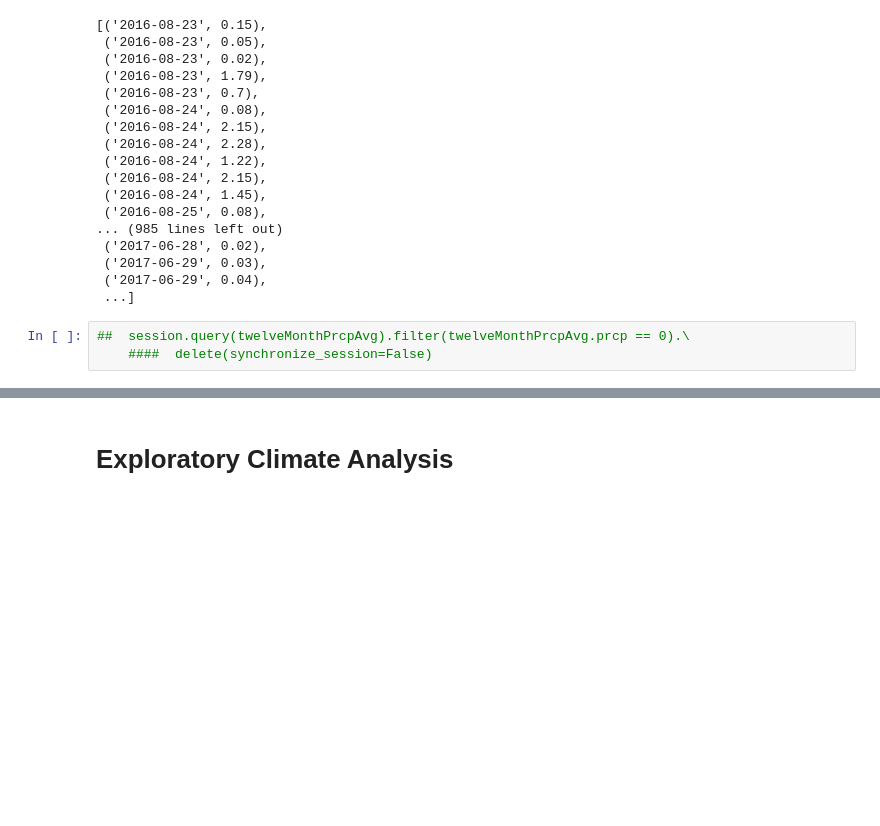
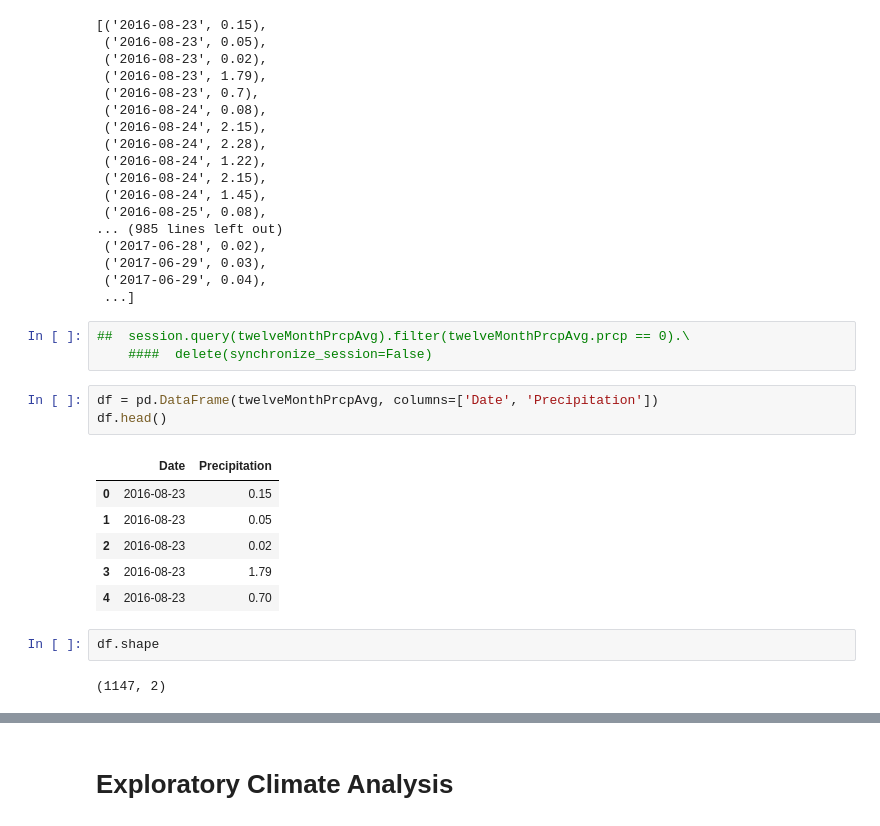
Before and after one commit to BrianRhodes2018/SQLAlchemy, a Jupyter notebook: climate_starter.ipynb, the cells around one changed output, grey strips where cells are left out. Saved outputs shown, nothing was run; the diff lists cells and outputs as text; blank space fills up the shorter version.

```diff
--- a/climate_starter.ipynb
+++ b/climate_starter.ipynb
@@ -82,4 +75,18 @@ twelveMonthPrcpAvg
 # %%
 ##  session.query(twelveMonthPrcpAvg).filter(twelveMonthPrcpAvg.prcp == 0).\
     ####  delete(synchronize_session=False)
+# %%
+df = pd.DataFrame(twelveMonthPrcpAvg, columns=['Date', 'Precipitation'])
+df.head()
+# %% [output]
+|  | Date | Precipitation |
+| 0 | 2016-08-23 | 0.15 |
+| 1 | 2016-08-23 | 0.05 |
+| 2 | 2016-08-23 | 0.02 |
+| 3 | 2016-08-23 | 1.79 |
+| 4 | 2016-08-23 | 0.70 |
+# %%
+df.shape
+# %% [output]
+(1147, 2)
 # %%
```
Also changed, not shown: parts of 19 cells of this notebook.
